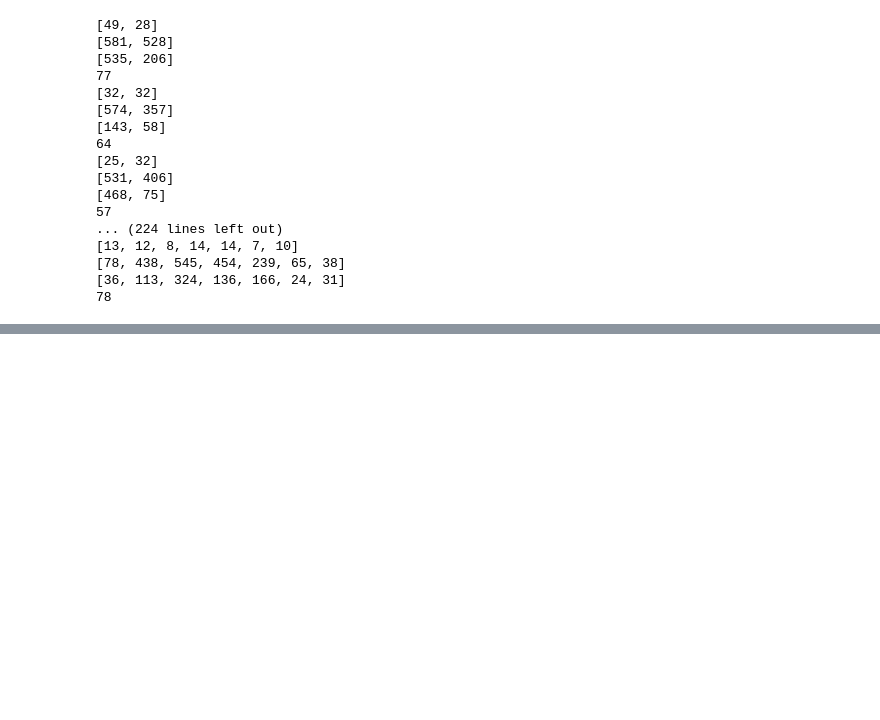
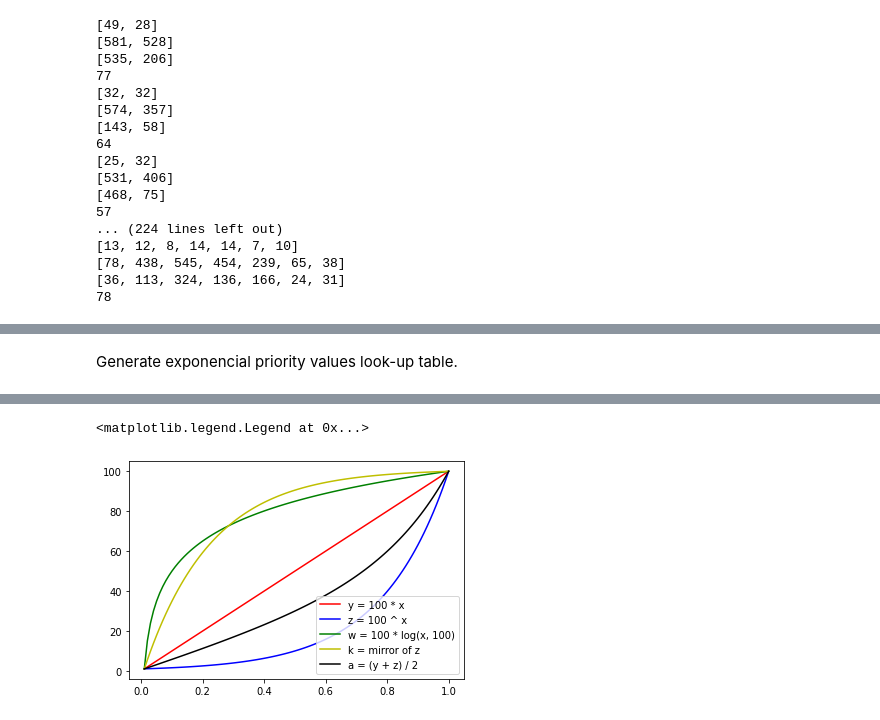
Before and after one commit to vinepb/scheduling_emulator, a Jupyter notebook: python_scripts/tasks.ipynb, the cells around one changed output, grey strips where cells are left out. Saved outputs shown, nothing was run; the diff lists cells and outputs as text; code cells hidden in the pictures; blank space fills up the shorter version.

```diff
--- a/python_scripts/tasks.ipynb
+++ b/python_scripts/tasks.ipynb
@@ -151,6 +157,6 @@ for task_set_size in task_set_size_vector:
 # %%
 selected_task_set_size = 7
-selected_task_set_from_size = 1
+selected_task_set_from_size = 10
 
 j = selected_task_set_size - task_set_size_vector[0]
 n = selected_task_set_from_size - 1
@@ -276,7 +282,7 @@ f.write(
 "// User config defines *********************\n"
 "#define USE_TIMER 0\n"
 "#define USE_ADC 1\n"
-"#define RECV_W 1\n"
+"#define RECV_W 0\n"
 "\n"
 "#define TIMER0_PERIOD_MS 100\n"
 "#define SCIA_BAURATE 9600\n"
@@ -406,7 +412,8 @@ f.write(
 "#endif\n"
 "    uint16_t rxStatus = 0U;\n"
 "#endif\n"
-"    uint32_t IPCresponse;\n"
+"    uint32_t IPCresponse = 0UL;\n"
+"    uint16_t deadline_loss_counter = 0U;\n"
 "\n"
 "    while(1)\n"
 "    {\n"
@@ -433,6 +440,9 @@ f.write(
 "            //Analyze SCI_getRxStatus() API return value\n"
 "            ESTOP0;\n"
 "        }\n"
+"\n"
+"        PspTotal *= 10;\n"
+"        Pload *= 10;\n"
 "\n"
 "        printf(\"CPU1: Sending data: %lu %lu\\n\", PspTotal, Pload);\n"
 "\n"
@@ -463,13 +473,15 @@ f.write(
 "        // Read response\n"
 "        IPCresponse = IPC_getResponse(IPC_CPU1_L_CPU2_R);\n"
 "\n"
-"        // printf(\"CPU1: Received data: %lu\\n\", IPCresponse);\n"
+"        // Get deadline_loss_counter from first half of response\n"
+"        deadline_loss_counter = (uint16_t) (IPCresponse >> 16);\n"
+"\n"
 "        printf(\"CPU1: Received data: 0b\");\n"
 "        for (j = TASK_COUNT - 1; j >= 0; j--)\n"
 "        {\n"
 "            printf(((IPCresponse >> j) & 0x1UL) ? \"1\" : \"0\");\n"
 "        }\n"
-"        printf(\"\\n\");\n"
+"        printf(\" %d\\n\", deadline_loss_counter);\n"
 "\n"
 "        // Clear CPU interrupt flag\n"
 "        Interrupt_clearACKGroup(INTERRUPT_ACK_GROUP1);\n"
@@ -479,6 +491,10 @@ f.write(
 "            // For each bit in uartData, send '1' or '0' via SCI\n"
 "            ((IPCresponse >> j) & 1UL) ? SCI_writeCharBlockingFIFO(SCIA_BASE, '1') : SCI_writeCharBlockingFIFO(SCIA_BASE, '0');\n"
 "        }\n"
+"\n"
+"        // Send uint16_t as two separate char messages (less significant byte first)\n"
+"        SCI_writeCharBlockingFIFO(SCIA_BASE, (deadline_loss_counter & 0xFFU));\n"
+"        SCI_writeCharBlockingFIFO(SCIA_BASE, (deadline_loss_counter >> 8));\n"
 "#endif\n"
 "    }\n"
 "}\n"
@@ -628,3 +644,61 @@ f.write(
 "#endif\n"
 )
 f.close()
+# %% [markdown]
+Generate exponencial priority values look-up table.
+# %%
+# import plot library
+import matplotlib.pyplot as plt
+from math import log
+
+x = [i/100 for i in range(1, 101)]
+y = [100*x[i] for i in range(0, 100)]
+z = [100**x[i] for i in range(0, 100)]
+w = [100*log((x[i]*100), 100) for i in range(0, 100)]
+w[0] = 1
+k = [101-z[99-i] for i in range(0, 100)]
+a = [(y[i]+z[i])/2 for i in range(0, 100)]
+b = [100**(x[i]/2) for i in range(0, 100)]
+
+Z = ""
+# write z to Z as a c vector
+Z += "const uint16_t priority_exp_lut[] = {"
+for i in range(0, 100):
+    #if last one
+    if i == 99:
+        Z += str(round(z[i])) + "};"
+    else:
+        Z += str(round(z[i])) + ", "
+
+W = ""
+# write w to W as a c vector
+W += "const uint16_t priority_log_lut[] = {"
+for i in range(0, 100):
+    #if last one
+    if i == 99:
+        W += str(round(w[i])) + "};"
+    else:
+        W += str(round(w[i])) + ", "
+
+K = ""
+# write k to K as a c vector
+K += "const uint16_t priority_inv_lut[] = {"
+for i in range(0, 100):
+    #if last one
+    if i == 99:
+        K += str(round(k[i])) + "};"
+    else:
+        K += str(round(k[i])) + ", "
+
+print(Z)
+print(W)
+print(K)
+
+# plot y and z
+plt.plot(x, y, 'r', label='y = 100 * x')
+plt.plot(x, z, 'b', label='z = 100 ^ x')
+plt.plot(x, w, 'g', label='w = 100 * log(x, 100)')
+plt.plot(x, k, 'y', label='k = mirror of z')
+plt.plot(x, a, 'k', label='a = (y + z) / 2')
+plt.legend()
+# %% [output]
@@ -630,0 +708,2 @@ f.close()
+<matplotlib.legend.Legend at 0x...>
+[figure, added]
```
Also changed, not shown: parts of 4 cells of this notebook, 28 other files.
